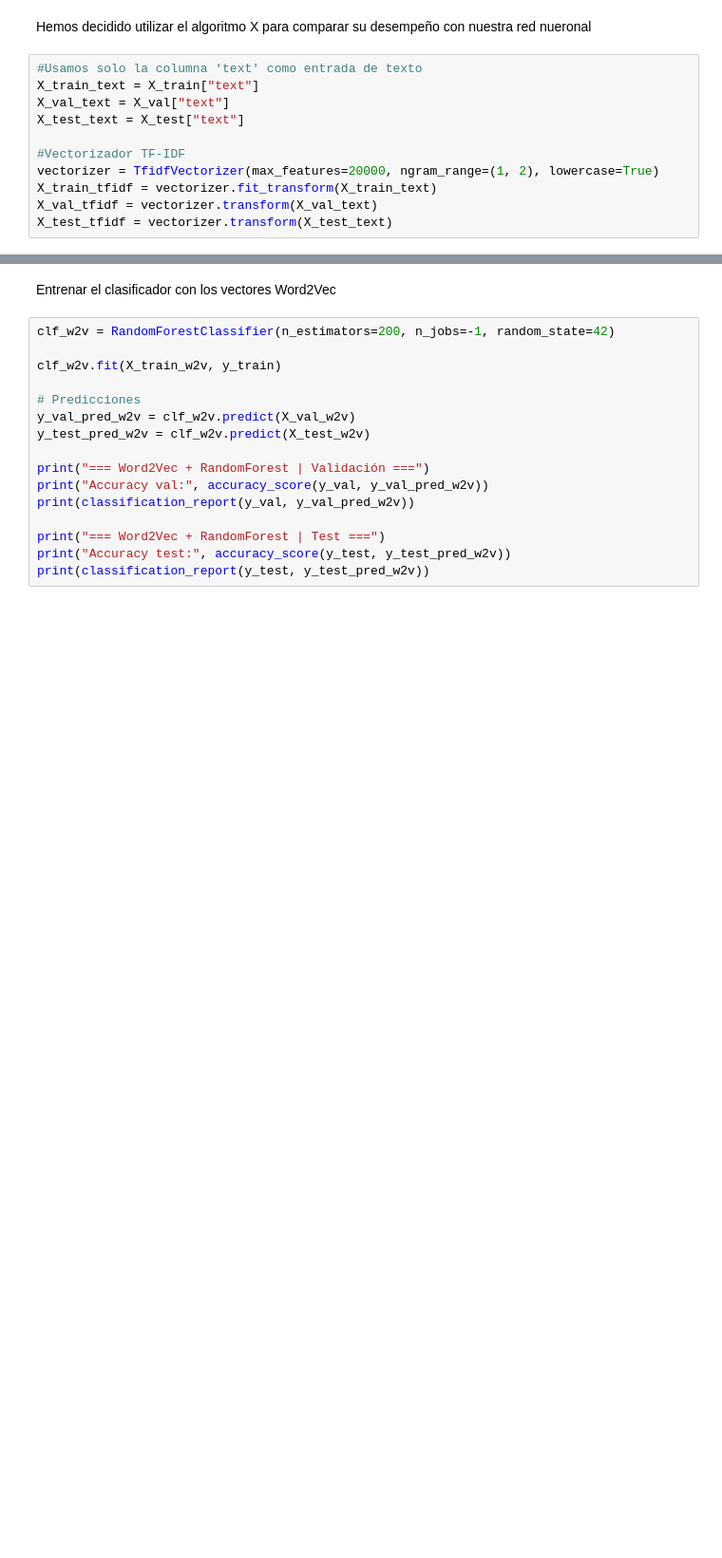
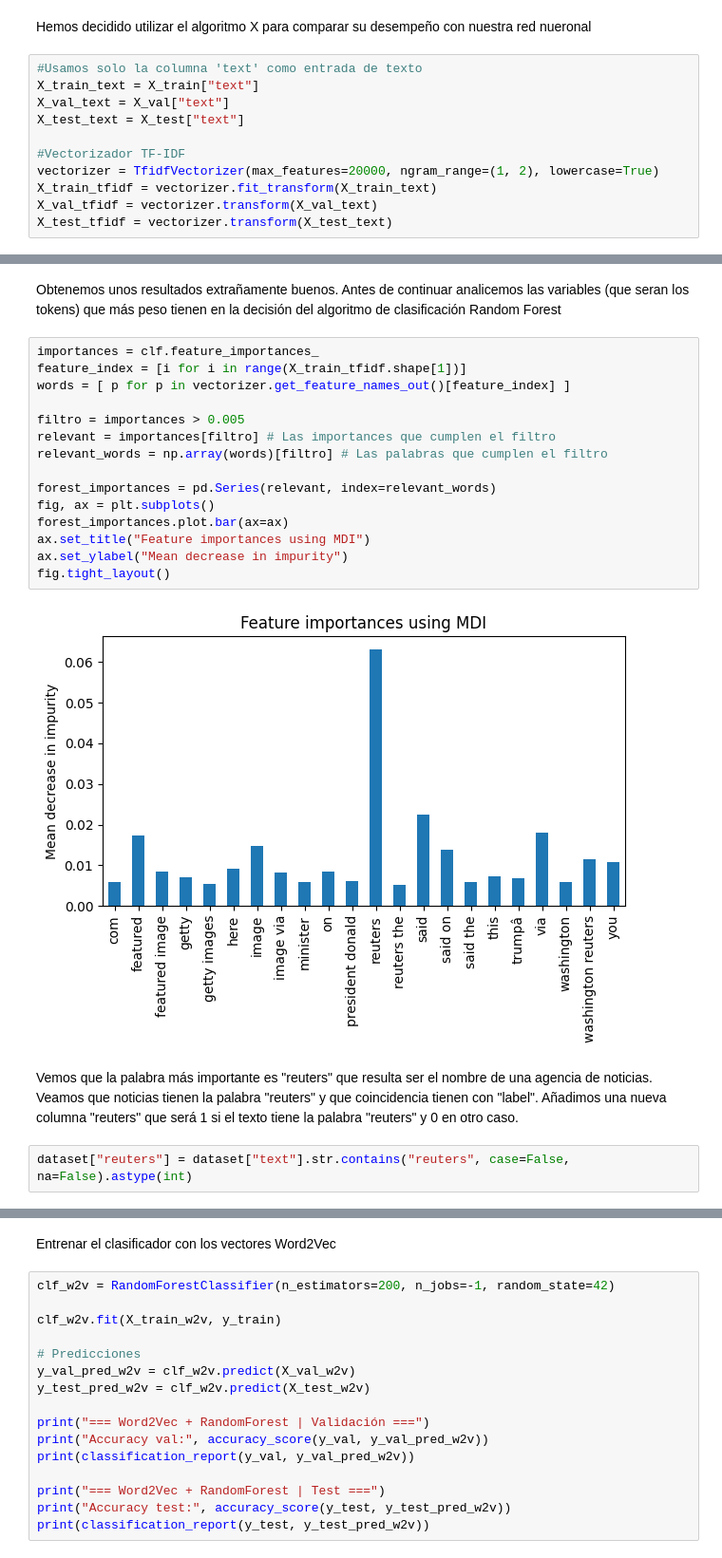
Before and after one commit to dalouc/td_project, a Jupyter notebook: main.ipynb, the cells around one changed output, grey strips where cells are left out. Shown at 95% size. Drawn from its saved outputs; the diff is of its cells as text; blank space fills up the shorter version.

```diff
--- a/main.ipynb
+++ b/main.ipynb
@@ -272,3 +272,26 @@ weighted avg       0.98      0.98      0.98     15858
     accuracy                           0.98     15858
    macro avg       0.98      0.98      0.98     15858
 weighted avg       0.98      0.98      0.98     15858
+# %% [markdown]
+Obtenemos unos resultados extrañamente buenos. Antes de continuar analicemos las variables (que seran los tokens) que más peso tienen en la decisión del algoritmo de clasificación Random Forest
+# %%
+importances = clf.feature_importances_
+feature_index = [i for i in range(X_train_tfidf.shape[1])]
+words = [ p for p in vectorizer.get_feature_names_out()[feature_index] ]
+
+filtro = importances > 0.005
+relevant = importances[filtro] # Las importances que cumplen el filtro
+relevant_words = np.array(words)[filtro] # Las palabras que cumplen el filtro
+
+forest_importances = pd.Series(relevant, index=relevant_words)
+fig, ax = plt.subplots()
+forest_importances.plot.bar(ax=ax)
+ax.set_title("Feature importances using MDI")
+ax.set_ylabel("Mean decrease in impurity")
+fig.tight_layout()
+# %% [output]
+[figure, added]
+# %% [markdown]
+Vemos que la palabra más importante es "reuters" que resulta ser el nombre de una agencia de noticias. Veamos que noticias tienen la palabra "reuters" y que coincidencia tienen con "label". Añadimos una nueva columna "reuters" que será 1 si el texto tiene la palabra "reuters" y 0 en otro caso.
+# %%
+dataset["reuters"] = dataset["text"].str.contains("reuters", case=False, na=False).astype(int)
```
Also changed, not shown: parts of 20 cells of this notebook.
